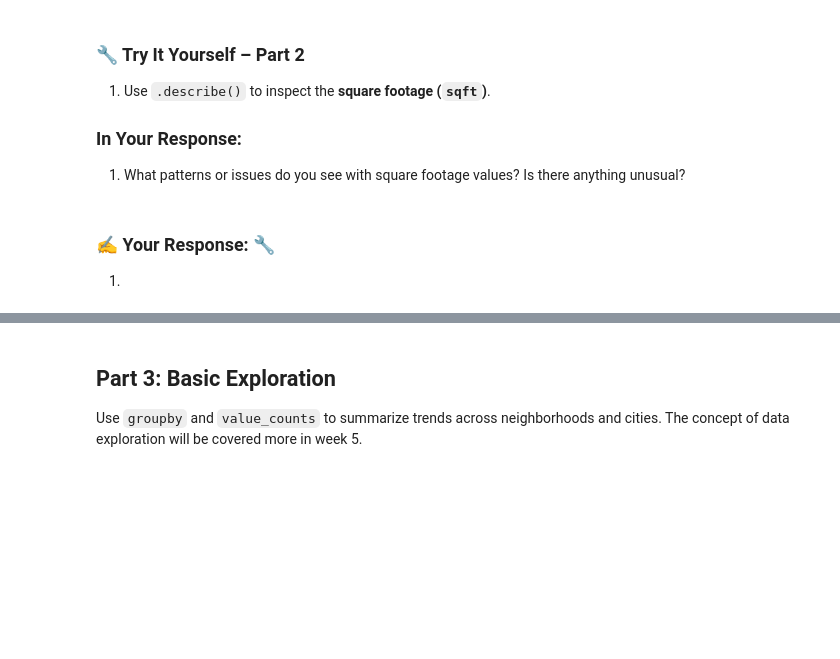
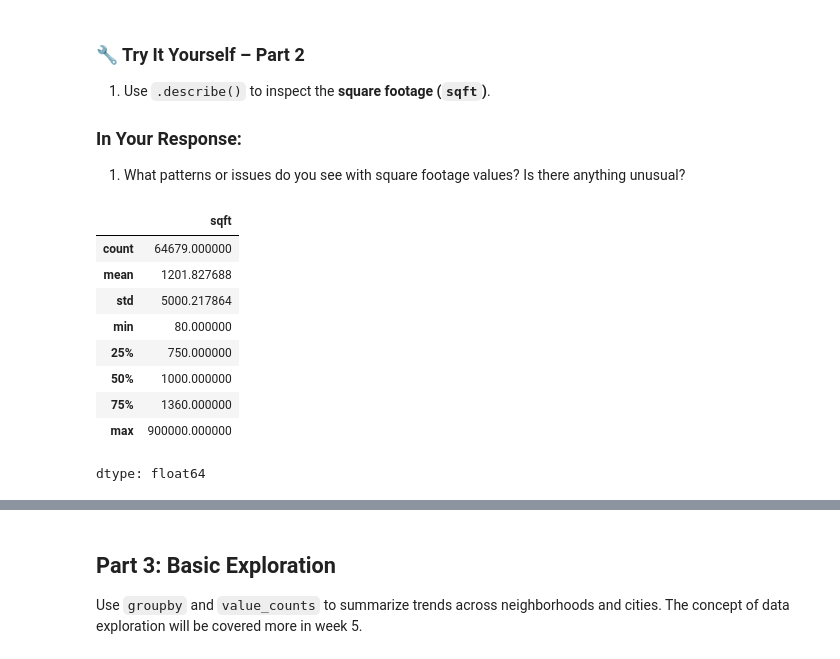
Before and after one commit to thornton330j/IS-4487, a Jupyter notebook: Labs/lab_04_ThorntonJackson.ipynb, the cells around one changed output, grey strips where cells are left out. Saved outputs shown, nothing was run; the diff lists cells and outputs as text; code cells hidden in the pictures; blank space fills up the shorter version.

```diff
--- a/Labs/lab_04_ThorntonJackson.ipynb
+++ b/Labs/lab_04_ThorntonJackson.ipynb
@@ -180,3 +180,14 @@ dtype: object
-# %% [markdown]
-### ✍️ Your Response: 🔧
-1.
+# %%
+# Compute desciptive analytics
+df['sqft'].describe()
+# %% [output]
+|  | sqft |
+| count | 64679.000000 |
+| mean | 1201.827688 |
+| std | 5000.217864 |
+| min | 80.000000 |
+| 25% | 750.000000 |
+| 50% | 1000.000000 |
+| 75% | 1360.000000 |
+| max | 900000.000000 |
+dtype: float64
```
Also changed, not shown: parts of 10 cells of this notebook.
